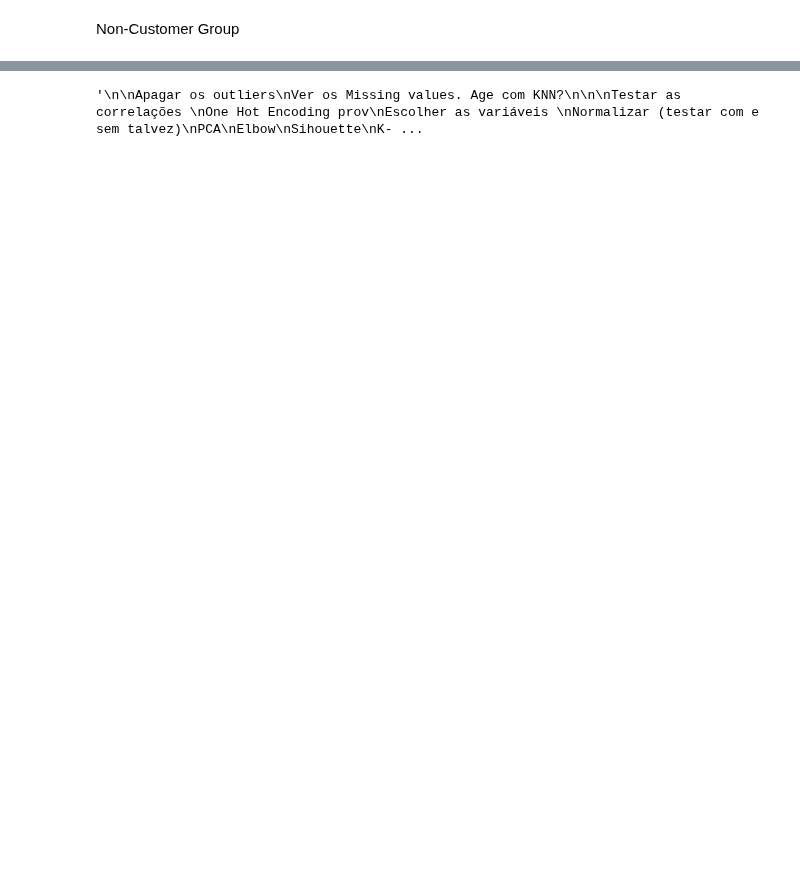
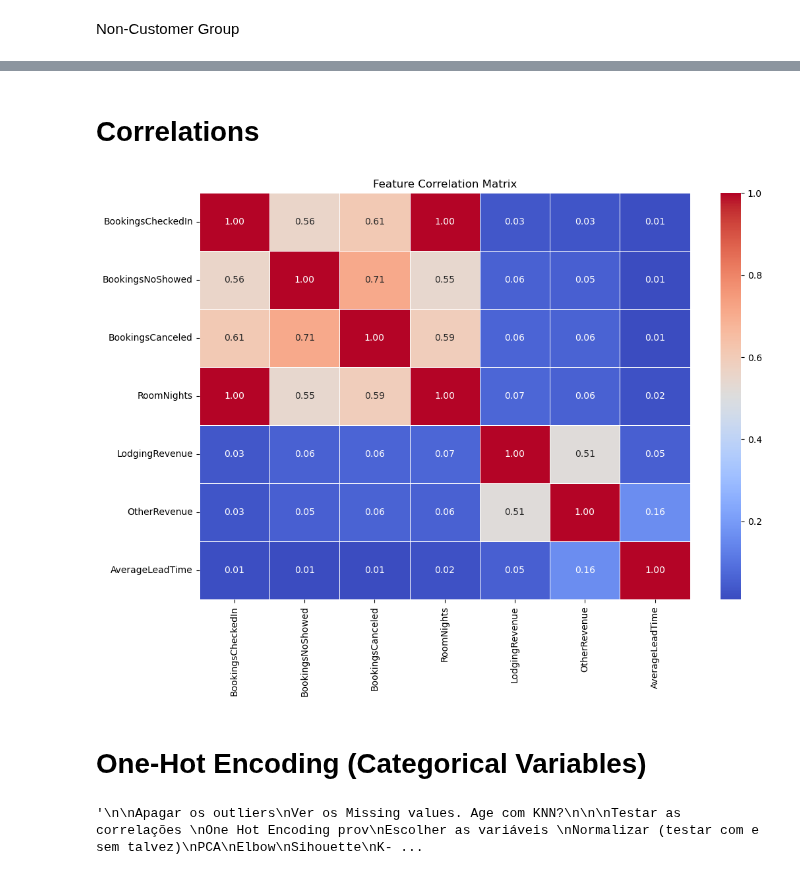
Before and after one commit to gugaaa1904/BC, a Jupyter notebook: Case 1.ipynb, the cells around one changed output, grey strips where cells are left out. Cells and saved outputs as stored; diff of their text form; code cells hidden in the pictures; blank space fills up the shorter version.

```diff
--- a/Case 1.ipynb
+++ b/Case 1.ipynb
@@ -574,0 +518,20 @@ data = data[data['BookingsCheckedIn'] != 0]
+# %%
+features_to_scale = ['BookingsCheckedIn', 'BookingsNoShowed', 'BookingsCanceled',
+                     'PersonNights', 'RoomNights', 'LodgingRevenue', 'OtherRevenue', 'AverageLeadTime']
+
+available_features = [col for col in features_to_scale if col in data.columns]
+scaler = StandardScaler()
+data[available_features] = scaler.fit_transform(data[available_features])
+# %% [markdown]
+# Correlations
+# %%
+corr_matrix = data[numerical_cols].corr()
+
+plt.figure(figsize=(12, 8))
+sns.heatmap(corr_matrix, annot=True, fmt=".2f", cmap="coolwarm", linewidths=0.5)
+plt.title("Feature Correlation Matrix")
+plt.show()
+# %% [output]
+[figure, added]
+# %% [markdown]
+# One-Hot Encoding (Categorical Variables)
```
Also changed, not shown: parts of 50 cells of this notebook.
